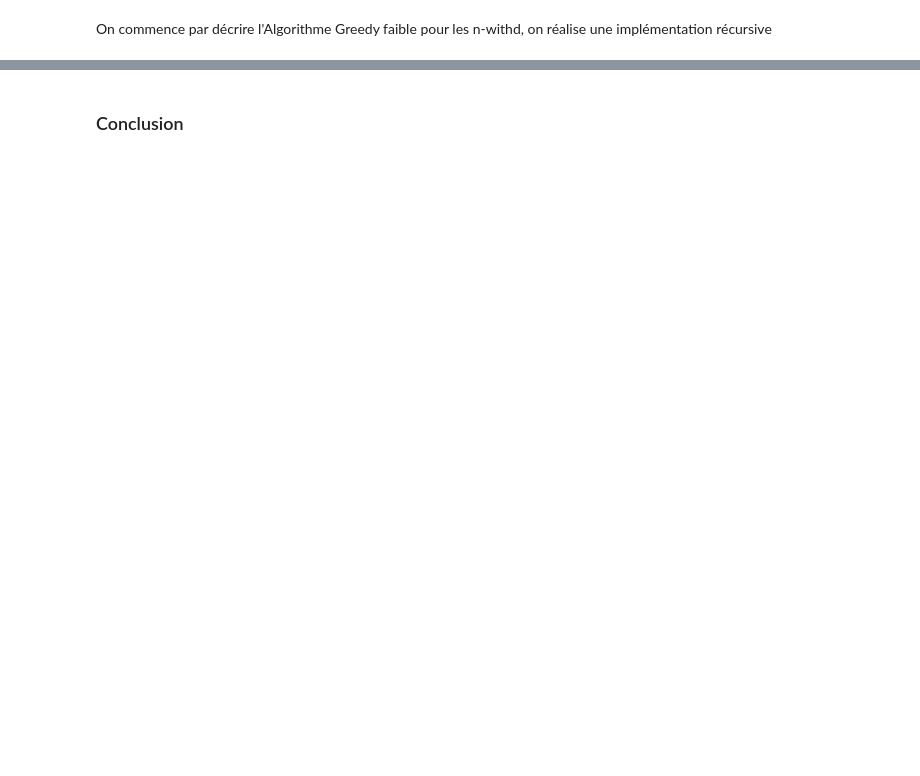
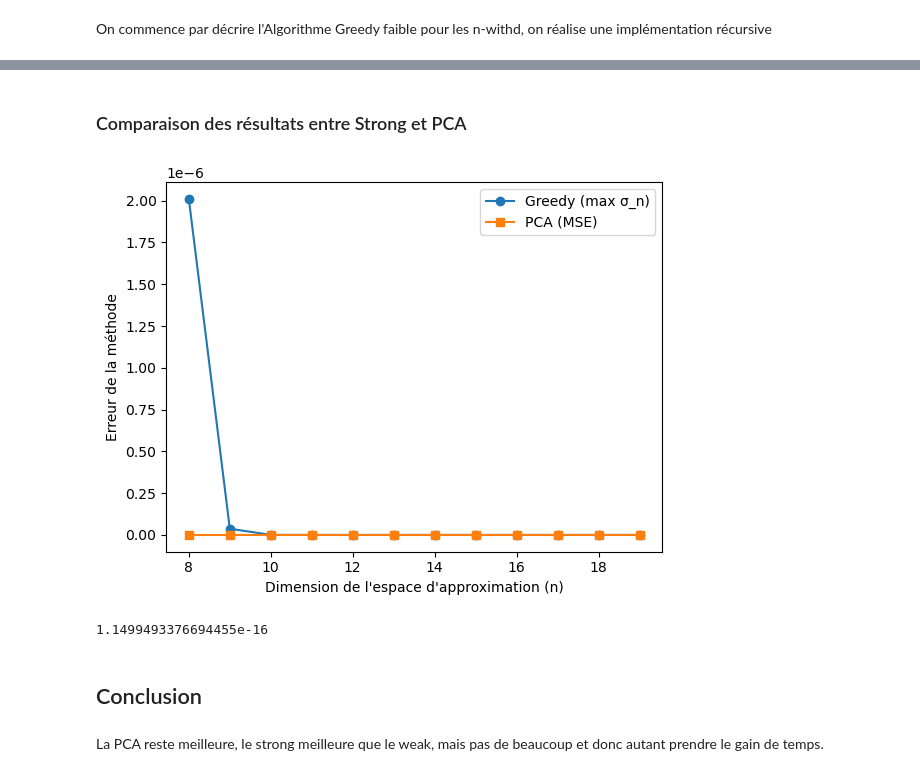
Before and after one commit to Viciciciccd/Greedy_n-withd, a Jupyter notebook: Greedy.ipynb, the cells around one changed output, grey strips where cells are left out. Saved outputs shown, nothing was run; the diff lists cells and outputs as text; code cells hidden in the pictures; blank space fills up the shorter version.

```diff
--- a/Greedy.ipynb
+++ b/Greedy.ipynb
@@ -99 +97,8 @@ def weakgreedy(A, gamma, n, sample_size):
+# %%
+def pca_reduction(F, n):
+    pca = PCA(n_components=n)
+    F_pca = pca.fit_transform(np.array(F))
+    F_reconstructed = pca.inverse_transform(F_pca)
+    mse = np.mean([np.linalg.norm(f - fr)**2 for f, fr in zip(F, F_reconstructed)])
+    return F_reconstructed, mse
 # %% [markdown]
@@ -101,2 +138,24 @@ def weakgreedy(A, gamma, n, sample_size):
+# %% [markdown]
+### Comparaison des résultats entre Strong et PCA
+# %%
+n_values = range(8, 20)
+
+greedy_errors_strong = [stronggreedy(F1, n)[1][-1] for n in n_values]
+pca_errors = [pca_reduction(F1, n)[1] for n in n_values]
+
+plt.plot(n_values, greedy_errors_strong, 'o-', label='Greedy (max σ_n)')
+plt.plot(n_values, pca_errors, 's-', label='PCA (MSE)')
+plt.xlabel('Dimension de l\'espace d\'approximation (n)')
+plt.ylabel('Erreur de la méthode')
+plt.legend()
+plt.show()
+# %% [output]
+[figure, added]
+# %%
+pca_reduction(F1, 9)[1]
+# %% [output]
+1.1499493376694455e-16
 # %% [markdown]
-### Conclusion
+## Conclusion
+# %% [markdown]
+La PCA reste meilleure, le strong meilleure que le weak, mais pas de beaucoup et donc autant prendre le gain de temps.
```
Also changed, not shown: parts of 18 cells of this notebook.
